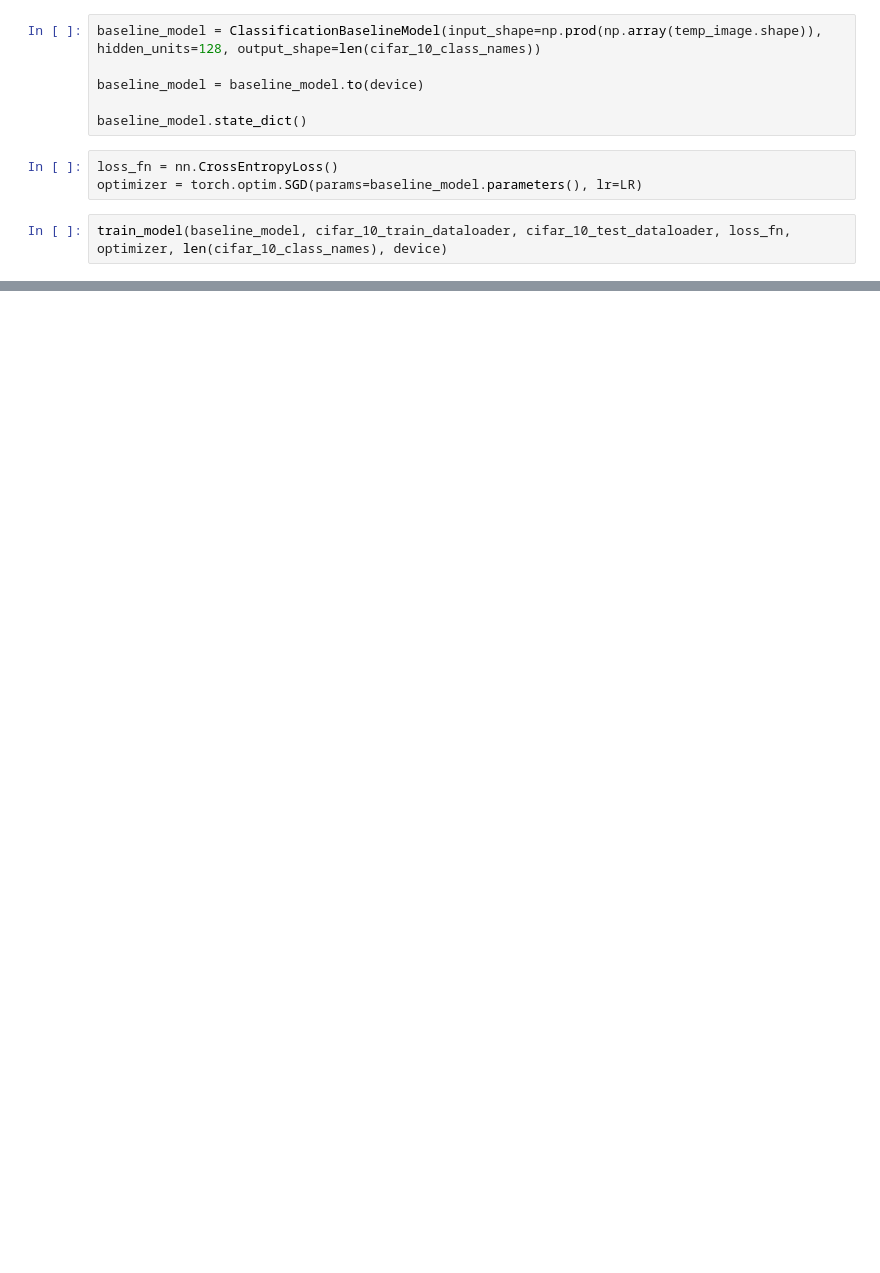
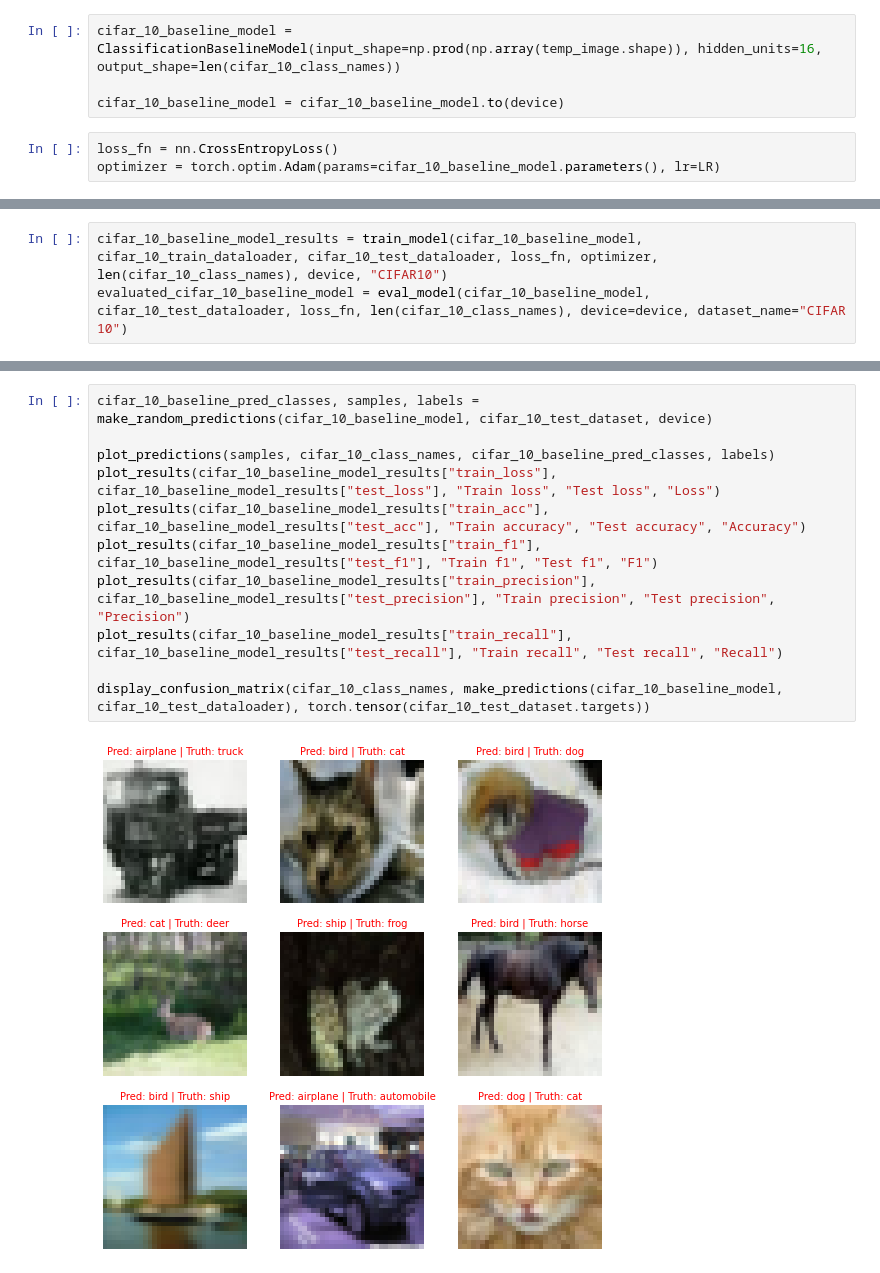
Before and after one commit to qlabfgerka/cifar-image-classification, a Jupyter notebook: cifar-image-classification.ipynb, the cells around one changed output, grey strips where cells are left out. Drawn from its saved outputs; the diff is of its cells as text; blank space fills up the shorter version.

```diff
--- a/cifar-image-classification.ipynb
+++ b/cifar-image-classification.ipynb
@@ -291,11 +552,7 @@ layer(temp_image).shape, np.prod(np.array(temp_image.shape))
 # %%
-baseline_model = ClassificationBaselineModel(input_shape=np.prod(np.array(temp_image.shape)), hidden_units=128, output_shape=len(cifar_10_class_names))
+cifar_10_baseline_model = ClassificationBaselineModel(input_shape=np.prod(np.array(temp_image.shape)), hidden_units=16, output_shape=len(cifar_10_class_names))
 
-baseline_model = baseline_model.to(device)
-
-baseline_model.state_dict()
+cifar_10_baseline_model = cifar_10_baseline_model.to(device)
 # %%
 loss_fn = nn.CrossEntropyLoss()
-optimizer = torch.optim.SGD(params=baseline_model.parameters(), lr=LR)
+optimizer = torch.optim.Adam(params=cifar_10_baseline_model.parameters(), lr=LR)
-# %%
-train_model(baseline_model, cifar_10_train_dataloader, cifar_10_test_dataloader, loss_fn, optimizer, len(cifar_10_class_names), device)
@@ -304,0 +559,3 @@ baseline_model_results
+# %%
+cifar_10_baseline_model_results = train_model(cifar_10_baseline_model, cifar_10_train_dataloader, cifar_10_test_dataloader, loss_fn, optimizer, len(cifar_10_class_names), device, "CIFAR10")
+evaluated_cifar_10_baseline_model = eval_model(cifar_10_baseline_model, cifar_10_test_dataloader, loss_fn, len(cifar_10_class_names), device=device, dataset_name="CIFAR 10")
@@ -304,0 +580,13 @@ baseline_model_results
+# %%
+cifar_10_baseline_pred_classes, samples, labels = make_random_predictions(cifar_10_baseline_model, cifar_10_test_dataset, device)
+
+plot_predictions(samples, cifar_10_class_names, cifar_10_baseline_pred_classes, labels)
+plot_results(cifar_10_baseline_model_results["train_loss"], cifar_10_baseline_model_results["test_loss"], "Train loss", "Test loss", "Loss")
+plot_results(cifar_10_baseline_model_results["train_acc"], cifar_10_baseline_model_results["test_acc"], "Train accuracy", "Test accuracy", "Accuracy")
+plot_results(cifar_10_baseline_model_results["train_f1"], cifar_10_baseline_model_results["test_f1"], "Train f1", "Test f1", "F1")
+plot_results(cifar_10_baseline_model_results["train_precision"], cifar_10_baseline_model_results["test_precision"], "Train precision", "Test precision", "Precision")
+plot_results(cifar_10_baseline_model_results["train_recall"], cifar_10_baseline_model_results["test_recall"], "Train recall", "Test recall", "Recall")
+
+display_confusion_matrix(cifar_10_class_names, make_predictions(cifar_10_baseline_model, cifar_10_test_dataloader), torch.tensor(cifar_10_test_dataset.targets))
+# %% [output]
+[figure, added]
```
Also changed, not shown: parts of 47 cells of this notebook.
